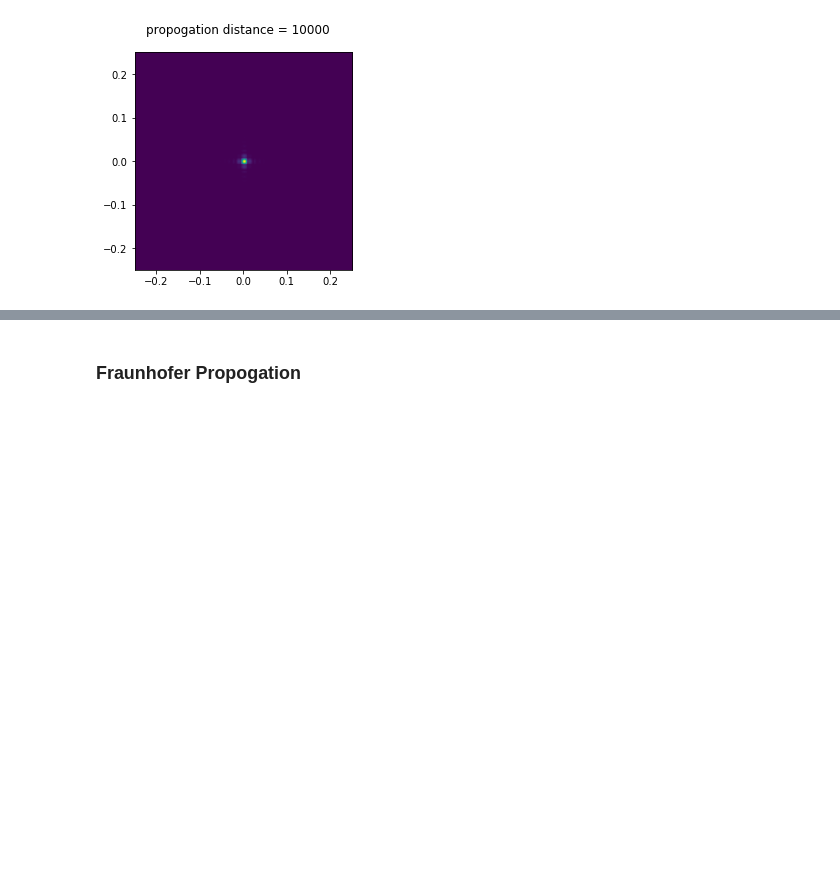
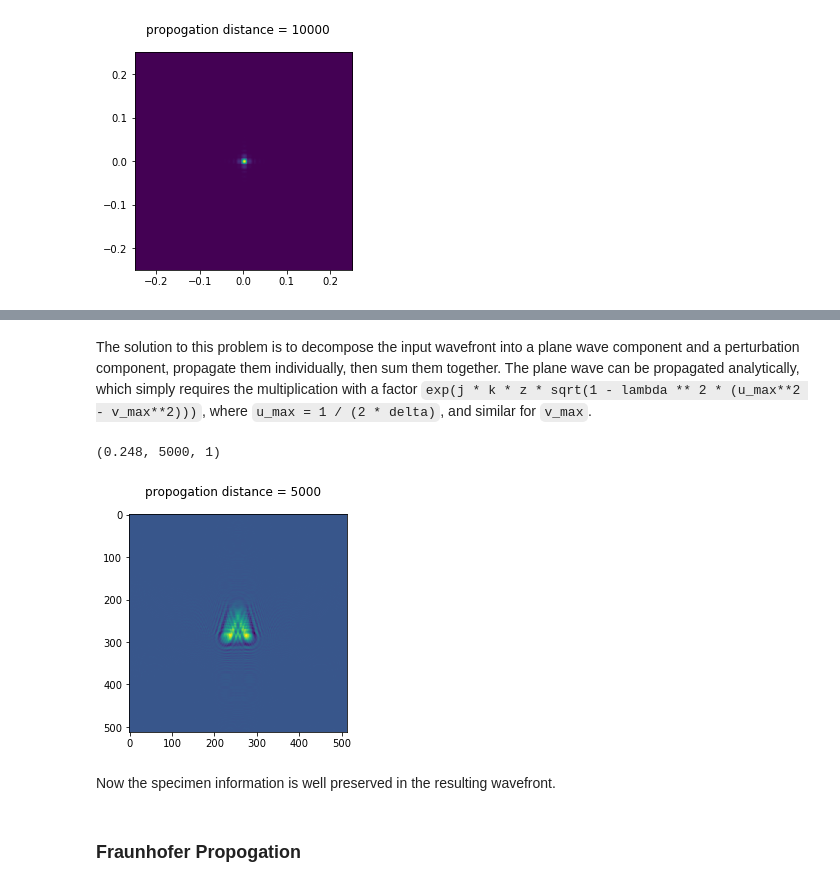
Before and after one commit to mdw771/adorym, a Jupyter notebook: simulation/wave_prop_overview.ipynb, the cells around one changed output, grey strips where cells are left out. Drawn from its saved outputs; the diff is of its cells as text; code cells hidden in the pictures; blank space fills up the shorter version.

```diff
--- a/simulation/wave_prop_overview.ipynb
+++ b/simulation/wave_prop_overview.ipynb
@@ -218,3 +260,25 @@ Another issue that requires attention is that the single-Fourier method works we
+# %% [markdown]
+The solution to this problem is to decompose the input wavefront into a plane wave component and a perturbation component, propagate them individually, then sum them together. The plane wave can be propagated analytically, which simply requires the multiplication with a factor `exp(j * k * z * sqrt(1 - lambda ** 2 * (u_max**2 - v_max**2)))`, where `u_max = 1 / (2 * delta)`, and similar for `v_max`.
+# %%
+udc = u1[0, 0]
+u1 = u1 - u1[0, 0]
+ua = prop.prop1FT(u1, delta, delta * N, lmbda_nm, z)
+u_max = v_max = 1 / (2 * delta)
+k = 2 * np.pi / lmbda_nm
+udc *= np.exp(1j * k * z * np.sqrt(1 - lmbda_nm ** 2 * (u_max**2 - v_max**2)))
+ua += udc
+Ia, L2 = np.abs(ua) ** 2 # output intensity profile
+
+plt.figure()
+plt.suptitle('propogation distance = '+str(z))
+plt.subplot(111)
+plt.imshow(Ia)
+plt.show()
+# %% [output]
+(0.248, 5000, 1)
+[figure, added]
+# %% [markdown]
+Now the specimen information is well preserved in the resulting wavefront.
 # %% [markdown]
 ### Fraunhofer Propogation
 # %% [markdown]
```
Also changed, not shown: parts of 8 cells of this notebook, 5 other files.
